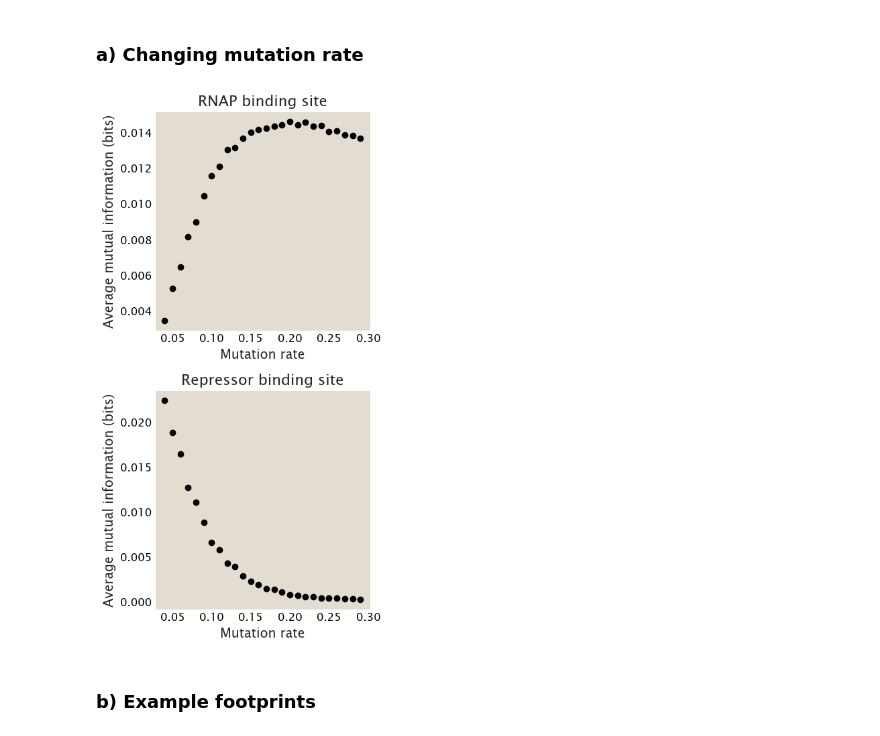
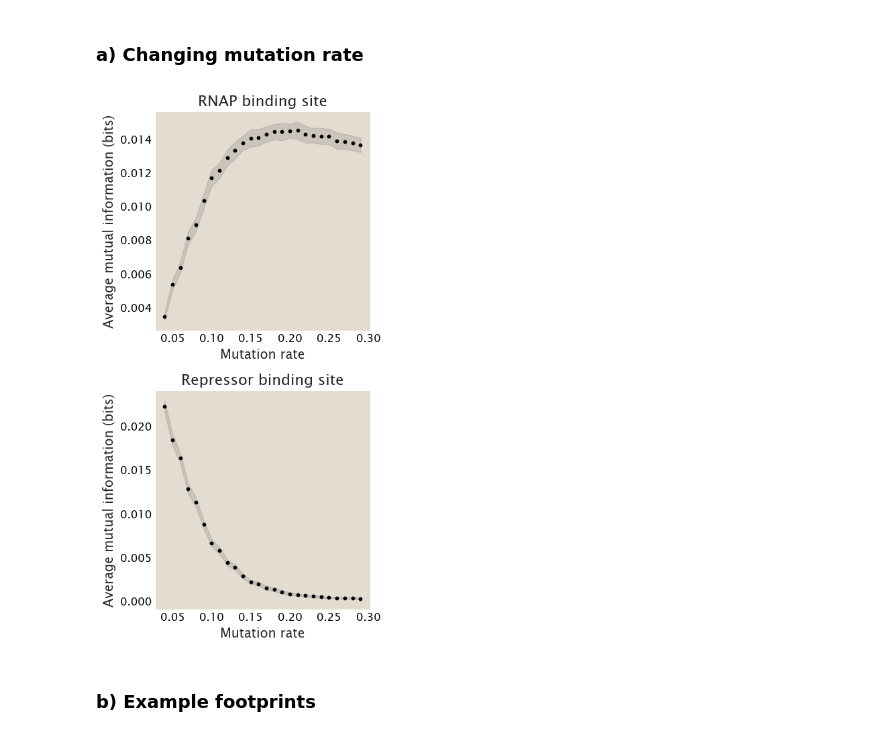
Before and after one commit to RPGroup-PBoC/theoretical_regseq, a Jupyter notebook: figures/figure_notebooks/figure4.ipynb, the cells around one changed output. Cells and saved outputs as stored; diff of their text form; code cells hidden in the pictures.

```diff
--- a/figures/figure_notebooks/figure4.ipynb
+++ b/figures/figure_notebooks/figure4.ipynb
@@ -55,7 +55,7 @@ signal_rep = []
 for mr in mutrate:
     rnap = []
     rep = []
-    for i in range(20):
+    for i in range(100):
         df = tregs.simulate.sim(promoter, tregs.simulate.simrep_pbound, [rnap_site, rep_site],
                                 *[n_NS, n_p, n_r, rnap_emat, rep_emat, ep_wt, er_wt],
                                 mutrate=float(mr))
@@ -69,25 +69,33 @@ for mr in mutrate:
                                                     pseudocount=10**(-6))
         rnap.append((np.mean(footprint[(-38+115):(-30+116)]) + np.mean(footprint[(-15+115):(-5+116)]))/2)
         rep.append(np.mean(footprint[(2+115):(17+116)]))
-    signal_rnap.append(np.mean(rnap))
-    signal_rep.append(np.mean(rep))
+    signal_rnap.append((np.mean(rnap), np.std(rnap)))
+    signal_rep.append((np.mean(rep), np.std(rep)))
 # %%
 fig, axes = plt.subplots(2, 1, figsize=(4.5, 8.5))
 ax1, ax2 = axes
-ax1.scatter(mutrate[1:], signal_rnap[1:], color='k')
+ax1.fill_between(mutrate[1:],
+                 np.asarray(signal_rnap[1:])[:, 0] - np.asarray(signal_rnap[1:])[:, 1],
+                 np.asarray(signal_rnap[1:])[:, 0] + np.asarray(signal_rnap[1:])[:, 1],
+                 color='grey', alpha=0.25)
+ax1.scatter(mutrate[1:], np.asarray(signal_rnap)[1:, 0], color='k', s=10)
 ax1.set_xlabel('Mutation rate', fontsize=14)
 ax1.set_ylabel('Average mutual information (bits)', fontsize=14)
 ax1.set_title('RNAP binding site', fontsize=16)
 
-ax2.scatter(mutrate[1:], signal_rep[1:], color='k')
+ax2.fill_between(mutrate[1:],
+                 np.asarray(signal_rep[1:])[:, 0] - np.asarray(signal_rep[1:])[:, 1],
+                 np.asarray(signal_rep[1:])[:, 0] + np.asarray(signal_rep[1:])[:, 1],
+                 color='grey', alpha=0.25)
+ax2.scatter(mutrate[1:], np.asarray(signal_rep[1:])[:, 0], color='k', s=10)
 ax2.set_xlabel('Mutation rate', fontsize=14)
 ax2.set_ylabel('Average mutual information (bits)', fontsize=14)
 ax2.set_title('Repressor binding site', fontsize=16)
 
 plt.tight_layout()
 plt.savefig('../plots/fig4/mutation_rate.pdf', dpi=300)
 # %% [output]
-[figure, old version]
+[figure, new version]
 # %% [markdown]
 ### b) Example footprints
 # %%
```
Also changed, not shown: 4 other files.
